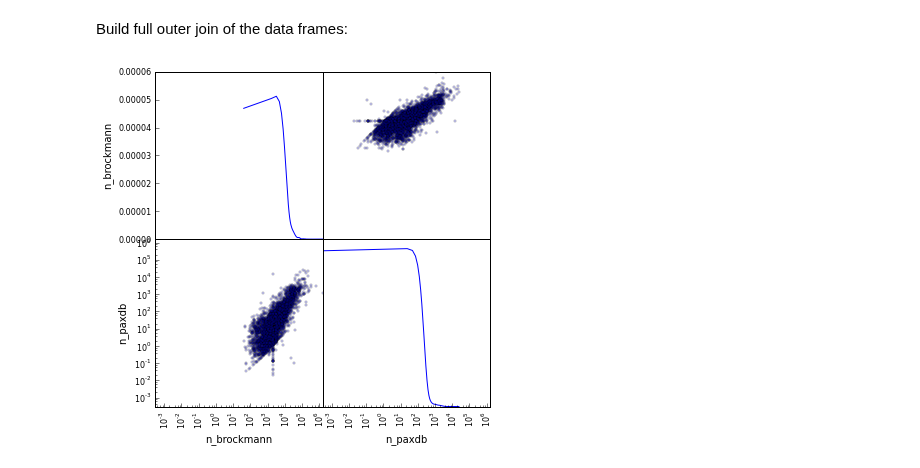
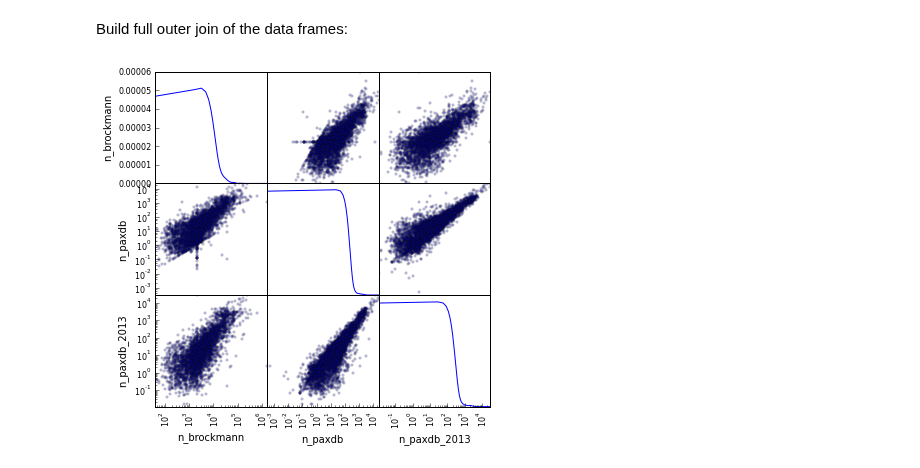
Before and after one commit to gittenberg/TRSL, a Jupyter notebook: workbooks/TRSL_proteomes.ipynb, the cells around one changed output. Drawn from its saved outputs; the diff is of its cells as text; code cells hidden in the pictures.

Commit message:
Adding data

```diff
--- a/workbooks/TRSL_proteomes.ipynb
+++ b/workbooks/TRSL_proteomes.ipynb
@@ -64,0 +67,8 @@ dtype: float64
+# %%
+prot_paxdb2013_file = '4932-PA_201303.txt'
+prot_paxdb2013_path = os.path.join(datadir, prot_paxdb2012_file)
+
+with open(prot_paxdb2012_path, mode='r') as infile:
+    lines = infile.readlines()[11:]
+    lines = [(line.split()[1], line.split()[2]) for line in lines]
+    prot_paxdb2013 = dict((line[0].split('.')[1], float(line[1])) for line in lines)
@@ -100,23 +120,27 @@ df1.columns = ['name', 'n_brockmann']
 
 df2 = pd.DataFrame.from_dict(prot_paxdb.items())
 df2.columns = ['name', 'n_paxdb']
+
+df3 = pd.DataFrame.from_dict(prot_paxdb2013.items())
+df3.columns = ['name', 'n_paxdb_2013']
 # %% [markdown]
 Build full outer join of the data frames:
 # %%
 df = pd.merge(df1, df2, left_on='name', right_on='name', how='outer')
+df = pd.merge(df, df3, left_on='name', right_on='name', how='outer')
 # %%
 axl = pd.scatter_matrix(df, alpha=0.2, figsize=(6, 6), diagonal='kde')
 
 for i, axs in enumerate(axl):
     for j, ax in enumerate(axs):
         if i != j:  # only the scatter plots
-            #pass
-            ax.set_xlim([0.000303, 1589836.911])
-            ax.set_ylim([0.000303, 1589836.911])
+            # scale plot axes by their mins and maxs
+            ax.set_xlim([df[df.columns[j+1]].min(), df[df.columns[j+1]].max()])
+            ax.set_ylim([df[df.columns[i+1]].min(), df[df.columns[i+1]].max()])
             ax.set_xscale('log')
             ax.set_yscale('log')
         else:       # only the density plots
-            ax.set_xlim([0.000303, 1589836.911])
+            ax.set_xlim([df[df.columns[j+1]].min(), df[df.columns[j+1]].max()])
             ax.set_xscale('log')
 # %% [output]
-[figure, old version]
+[figure, new version]
```
Also changed, not shown: parts of 4 cells of this notebook, 25 other files.
